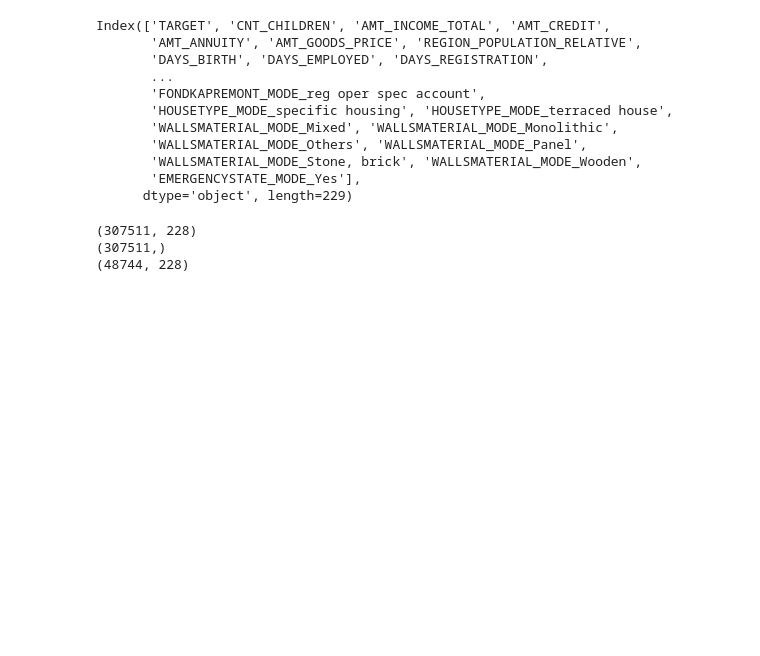
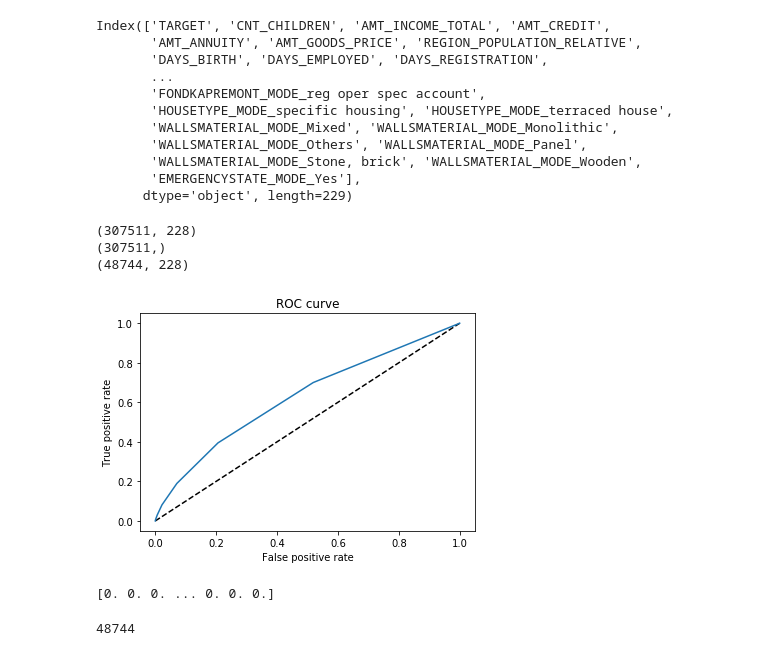
Before and after one commit to andylikescodes/Kaggle-HomeCreditDefaultRisk, a Jupyter notebook: explore.ipynb, the cells around one changed output. Saved outputs shown, nothing was run; the diff lists cells and outputs as text; code cells hidden in the pictures; blank space fills up the shorter version.

Commit message:
Added several models.

```diff
--- a/explore.ipynb
+++ b/explore.ipynb
@@ -125,3 +133,31 @@ print(test.shape)
 (307511, 228)
 (307511,)
 (48744, 228)
+# %%
+from sklearn.ensemble import RandomForestClassifier
+from sklearn.model_selection import train_test_split
+from sklearn.preprocessing import Imputer
+from sklearn.metrics import roc_curve
+import matplotlib.pyplot as plt
+%matplotlib inline
+
+imp = Imputer(missing_values='NaN', strategy='mean', axis=0)
+
+X_train, X_test, y_train, y_test = train_test_split(X, y, test_size=0.3)
+
+X_train_imp = imp.fit_transform(X_train)
+X_test_imp = imp.fit_transform(X_test)
+clf = RandomForestClassifier(n_estimators=10)
+clf.fit(X_train_imp, y_train)
+y_pred_rt = clf.predict_proba(X_test_imp)[:, 1]
+fpr_rt, tpr_rt, _ = roc_curve(y_test, y_pred_rt)
+
+plt.figure(1)
+plt.plot([0, 1], [0, 1], 'k--')
+plt.plot(fpr_rt, tpr_rt, label='RF')
+plt.xlabel('False positive rate')
+plt.ylabel('True positive rate')
+plt.title('ROC curve')
+plt.show()
+# %% [output]
+[figure, added]
@@ -127,0 +170,8 @@ print(test.shape)
+# %%
+print(y_pred)
+# %% [output]
+[0. 0. 0. ... 0. 0. 0.]
+# %%
+len(y_pred)
+# %% [output]
+48744
```
Also changed, not shown: parts of 17 cells of this notebook.
